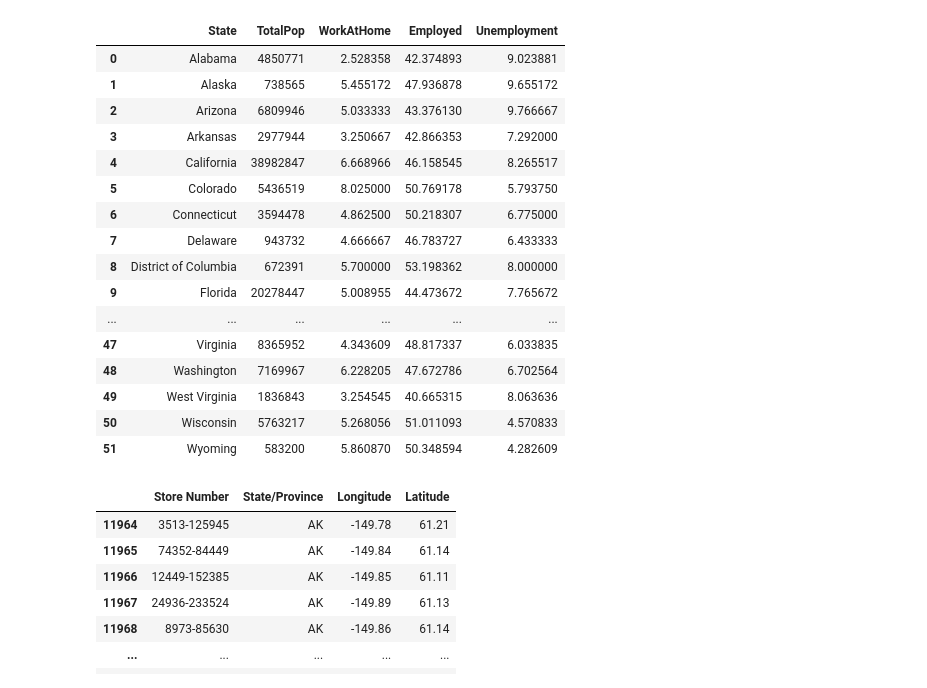
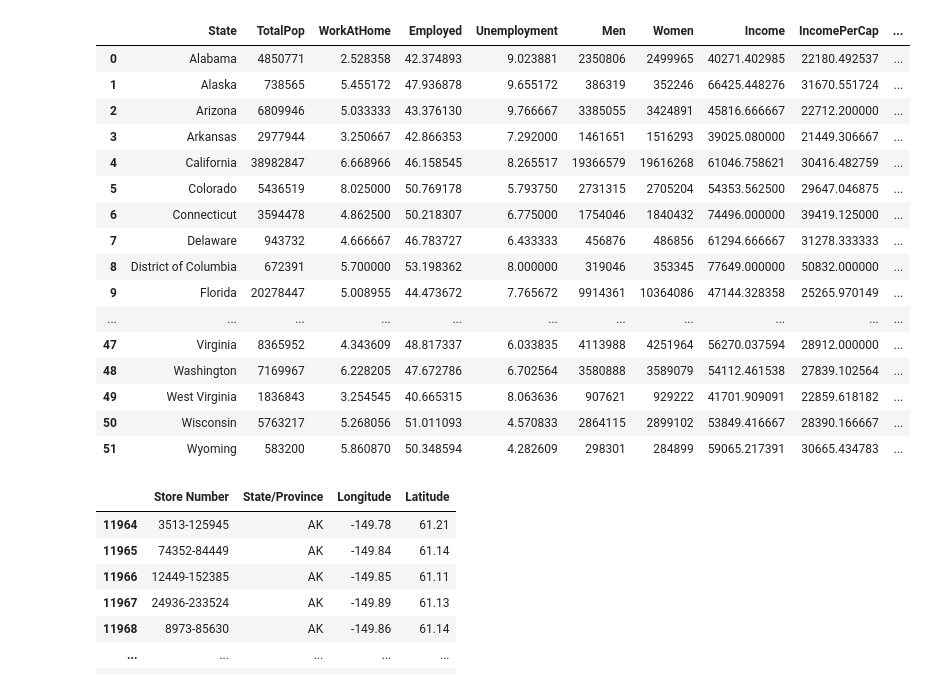
Before and after one commit to sk1990/Project_1_starbucks, a Jupyter notebook: Starbucks_Project_Analysis.ipynb, the cells around one changed output. Saved outputs shown, nothing was run; the diff lists cells and outputs as text; code cells hidden in the pictures.

```diff
--- a/Starbucks_Project_Analysis.ipynb
+++ b/Starbucks_Project_Analysis.ipynb
@@ -13,35 +13,35 @@ df_1 = pd.read_csv(file_1)
 df_2 = pd.read_csv(file_2)
 df_3 = pd.read_csv(file_3)
 # %%
-clean_df_1 = df_1[["State", "TotalPop", "WorkAtHome", "Employed","Unemployment"]].copy()
+clean_df_1 = df_1[["State", "TotalPop", "WorkAtHome", "Employed","Unemployment", "Men", "Women", "Income", "IncomePerCap", "Poverty" ]].copy()
 GrBy_Sum = clean_df_1.groupby("State").sum()
 Avg_By = clean_df_1.groupby("State").mean()
 
 clean_df_1 = pd.DataFrame({
     "TotalPop" : GrBy_Sum["TotalPop"],
     "WorkAtHome" : Avg_By["WorkAtHome"],
     "Employed" : (GrBy_Sum["Employed"] / GrBy_Sum["TotalPop"])*100,
     "Unemployment" : Avg_By["Unemployment"],
-}).reset_index()
+"Men": GrBy_Sum ["Men"], "Women": GrBy_Sum ["Women"], "Income": Avg_By ["Income"], "IncomePerCap": Avg_By["IncomePerCap"], "Poverty": Avg_By ["Poverty"] }).reset_index()
 clean_df_1
 # %% [output]
-|  | State | TotalPop | WorkAtHome | Employed | Unemployment |
-| 0 | Alabama | 4850771 | 2.528358 | 42.374893 | 9.023881 |
-| 1 | Alaska | 738565 | 5.455172 | 47.936878 | 9.655172 |
-| 2 | Arizona | 6809946 | 5.033333 | 43.376130 | 9.766667 |
-| 3 | Arkansas | 2977944 | 3.250667 | 42.866353 | 7.292000 |
-| 4 | California | 38982847 | 6.668966 | 46.158545 | 8.265517 |
-| 5 | Colorado | 5436519 | 8.025000 | 50.769178 | 5.793750 |
-| 6 | Connecticut | 3594478 | 4.862500 | 50.218307 | 6.775000 |
-| 7 | Delaware | 943732 | 4.666667 | 46.783727 | 6.433333 |
-| 8 | District of Columbia | 672391 | 5.700000 | 53.198362 | 8.000000 |
-| 9 | Florida | 20278447 | 5.008955 | 44.473672 | 7.765672 |
-| ... | ... | ... | ... | ... | ... |
-| 47 | Virginia | 8365952 | 4.343609 | 48.817337 | 6.033835 |
-| 48 | Washington | 7169967 | 6.228205 | 47.672786 | 6.702564 |
-| 49 | West Virginia | 1836843 | 3.254545 | 40.665315 | 8.063636 |
-| 50 | Wisconsin | 5763217 | 5.268056 | 51.011093 | 4.570833 |
-| 51 | Wyoming | 583200 | 5.860870 | 50.348594 | 4.282609 |
+|  | State | TotalPop | WorkAtHome | Employed | Unemployment | Men | Women | Income | IncomePerCap | ... |
+| 0 | Alabama | 4850771 | 2.528358 | 42.374893 | 9.023881 | 2350806 | 2499965 | 40271.402985 | 22180.492537 | ... |
+| 1 | Alaska | 738565 | 5.455172 | 47.936878 | 9.655172 | 386319 | 352246 | 66425.448276 | 31670.551724 | ... |
+| 2 | Arizona | 6809946 | 5.033333 | 43.376130 | 9.766667 | 3385055 | 3424891 | 45816.666667 | 22712.200000 | ... |
+| 3 | Arkansas | 2977944 | 3.250667 | 42.866353 | 7.292000 | 1461651 | 1516293 | 39025.080000 | 21449.306667 | ... |
+| 4 | California | 38982847 | 6.668966 | 46.158545 | 8.265517 | 19366579 | 19616268 | 61046.758621 | 30416.482759 | ... |
+| 5 | Colorado | 5436519 | 8.025000 | 50.769178 | 5.793750 | 2731315 | 2705204 | 54353.562500 | 29647.046875 | ... |
+| 6 | Connecticut | 3594478 | 4.862500 | 50.218307 | 6.775000 | 1754046 | 1840432 | 74496.000000 | 39419.125000 | ... |
+| 7 | Delaware | 943732 | 4.666667 | 46.783727 | 6.433333 | 456876 | 486856 | 61294.666667 | 31278.333333 | ... |
+| 8 | District of Columbia | 672391 | 5.700000 | 53.198362 | 8.000000 | 319046 | 353345 | 77649.000000 | 50832.000000 | ... |
+| 9 | Florida | 20278447 | 5.008955 | 44.473672 | 7.765672 | 9914361 | 10364086 | 47144.328358 | 25265.970149 | ... |
+| ... | ... | ... | ... | ... | ... | ... | ... | ... | ... | ... |
+| 47 | Virginia | 8365952 | 4.343609 | 48.817337 | 6.033835 | 4113988 | 4251964 | 56270.037594 | 28912.000000 | ... |
+| 48 | Washington | 7169967 | 6.228205 | 47.672786 | 6.702564 | 3580888 | 3589079 | 54112.461538 | 27839.102564 | ... |
+| 49 | West Virginia | 1836843 | 3.254545 | 40.665315 | 8.063636 | 907621 | 929222 | 41701.909091 | 22859.618182 | ... |
+| 50 | Wisconsin | 5763217 | 5.268056 | 51.011093 | 4.570833 | 2864115 | 2899102 | 53849.416667 | 28390.166667 | ... |
+| 51 | Wyoming | 583200 | 5.860870 | 50.348594 | 4.282609 | 298301 | 284899 | 59065.217391 | 30665.434783 | ... |
 # %%
 clean_df_2 = df_2[["Store Number", "State/Province", "Country", "Longitude","Latitude"]].copy()
 clean_df_2 = clean_df_2.loc[clean_df_2["Country"]=="US"].drop(columns="Country")
```
Also changed, not shown: parts of 21 cells of this notebook, 8 other files.
